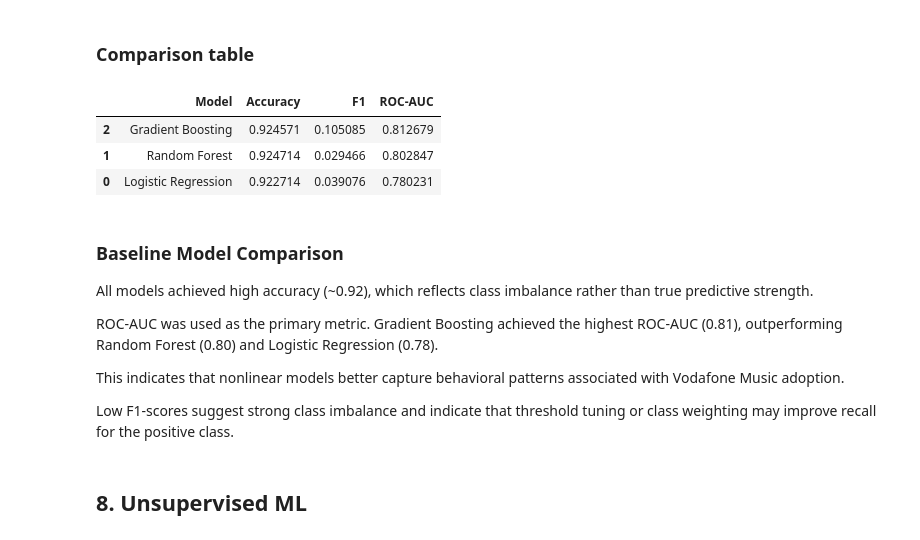
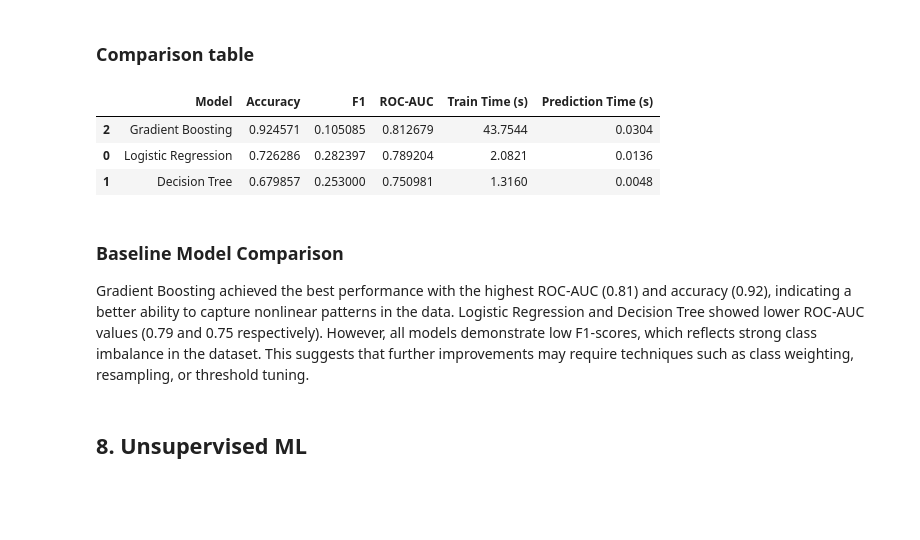
Before and after one commit to nnnnastia/ML_music_challenge, a Jupyter notebook: ML_project.ipynb, the cells around one changed output. Drawn from its saved outputs; the diff is of its cells as text; code cells hidden in the pictures; blank space fills up the shorter version.

```diff
--- a/ML_project.ipynb
+++ b/ML_project.ipynb
@@ -832,28 +812,41 @@ ROC-AUC was used as the main metric due to potential class imbalance.
 def evaluate_model(model, X_tr, y_tr, X_te, y_te, name):
     """
     Train model and compute Accuracy, F1, ROC-AUC on the TEST set.
-    ROC-AUC uses predicted probabilities (if available).
+    Also measure training and prediction time.
     """
+
+    # Measure training time
+    start_train = time.time()
     model.fit(X_tr, y_tr)
+    end_train = time.time()
 
+    train_time = end_train - start_train
+
+    # Measure prediction time
+    start_pred = time.time()
     y_pred = model.predict(X_te)
+    end_pred = time.time()
 
-    # Try to get probabilities for ROC-AUC
+    pred_time = end_pred - start_pred
+
+    # Probabilities for ROC-AUC
     if hasattr(model, "predict_proba"):
         y_proba = model.predict_proba(X_te)[:, 1]
     else:
-        # Fallback: some models provide decision_function
         y_proba = model.decision_function(X_te)
 
     return {
         "Model": name,
         "Accuracy": accuracy_score(y_te, y_pred),
         "F1": f1_score(y_te, y_pred),
-        "ROC-AUC": roc_auc_score(y_te, y_proba)
+        "ROC-AUC": roc_auc_score(y_te, y_proba),
+        "Train Time (s)": round(train_time, 4),
+        "Prediction Time (s)": round(pred_time, 4)
     }
 # %% [markdown]
 ### Logistic Regression
 # %%
-log_reg = LogisticRegression(max_iter=2000)
-res_log = evaluate_model(log_reg, X_train_sel, y_train, X_test_sel, y_test, "Logistic Regression")
+# Logistic Regression
+log_reg = LogisticRegression(max_iter=2000, class_weight="balanced")
+res_lr = evaluate_model(log_reg, X_train_sel, y_train, X_val_sel, y_val, "Logistic Regression")
 # %% [markdown]
@@ -861,35 +854,32 @@ res_log = evaluate_model(log_reg, X_train_sel, y_train, X_test_sel, y_test, "Log
 # %%
-rf = RandomForestClassifier(
-    n_estimators=300,
+# Decision Tree baseline
+dt = DecisionTreeClassifier(
+    class_weight="balanced",
     random_state=42,
-    n_jobs=-1
+    max_depth=8,
+    min_samples_leaf=20
 )
-res_rf = evaluate_model(rf, X_train_sel, y_train, X_test_sel, y_test, "Random Forest")
+res_dt = evaluate_model(dt, X_train_sel, y_train, X_val_sel, y_val, "Decision Tree")
 # %% [markdown]
 ### Gradient Boosting
 # %%
+# Gradient Boosting
 gb = GradientBoostingClassifier(random_state=42)
-res_gb = evaluate_model(gb, X_train_sel, y_train, X_test_sel, y_test, "Gradient Boosting")
+res_gb = evaluate_model(gb, X_train_sel, y_train, X_val_sel, y_val, "Gradient Boosting")
 # %% [markdown]
 ### Comparison table
 # %%
-results_df = pd.DataFrame([res_log, res_rf, res_gb]).sort_values("ROC-AUC", ascending=False)
-display(results_df)
+results_df = pd.DataFrame([res_lr, res_dt, res_gb])
+results_df.sort_values("ROC-AUC", ascending=False)
 # %% [output]
-|  | Model | Accuracy | F1 | ROC-AUC |
-| 2 | Gradient Boosting | 0.924571 | 0.105085 | 0.812679 |
-| 1 | Random Forest | 0.924714 | 0.029466 | 0.802847 |
-| 0 | Logistic Regression | 0.922714 | 0.039076 | 0.780231 |
+|  | Model | Accuracy | F1 | ROC-AUC | Train Time (s) | Prediction Time (s) |
+| 2 | Gradient Boosting | 0.924571 | 0.105085 | 0.812679 | 43.7544 | 0.0304 |
+| 0 | Logistic Regression | 0.726286 | 0.282397 | 0.789204 | 2.0821 | 0.0136 |
+| 1 | Decision Tree | 0.679857 | 0.253000 | 0.750981 | 1.3160 | 0.0048 |
 # %% [markdown]
 ### Baseline Model Comparison
 
-All models achieved high accuracy (~0.92), which reflects class imbalance rather than true predictive strength.
-
-ROC-AUC was used as the primary metric. Gradient Boosting achieved the highest ROC-AUC (0.81), outperforming Random Forest (0.80) and Logistic Regression (0.78).
-
-This indicates that nonlinear models better capture behavioral patterns associated with Vodafone Music adoption.
-
-Low F1-scores suggest strong class imbalance and indicate that threshold tuning or class weighting may improve recall for the positive class.
+Gradient Boosting achieved the best performance with the highest ROC-AUC (0.81) and accuracy (0.92), indicating a better ability to capture nonlinear patterns in the data. Logistic Regression and Decision Tree showed lower ROC-AUC values (0.79 and 0.75 respectively). However, all models demonstrate low F1-scores, which reflects strong class imbalance in the dataset. This suggests that further improvements may require techniques such as class weighting, resampling, or threshold tuning.
 # %% [markdown]
 ## 8. Unsupervised ML
 # %%
```
Also changed, not shown: parts of 43 cells of this notebook.
